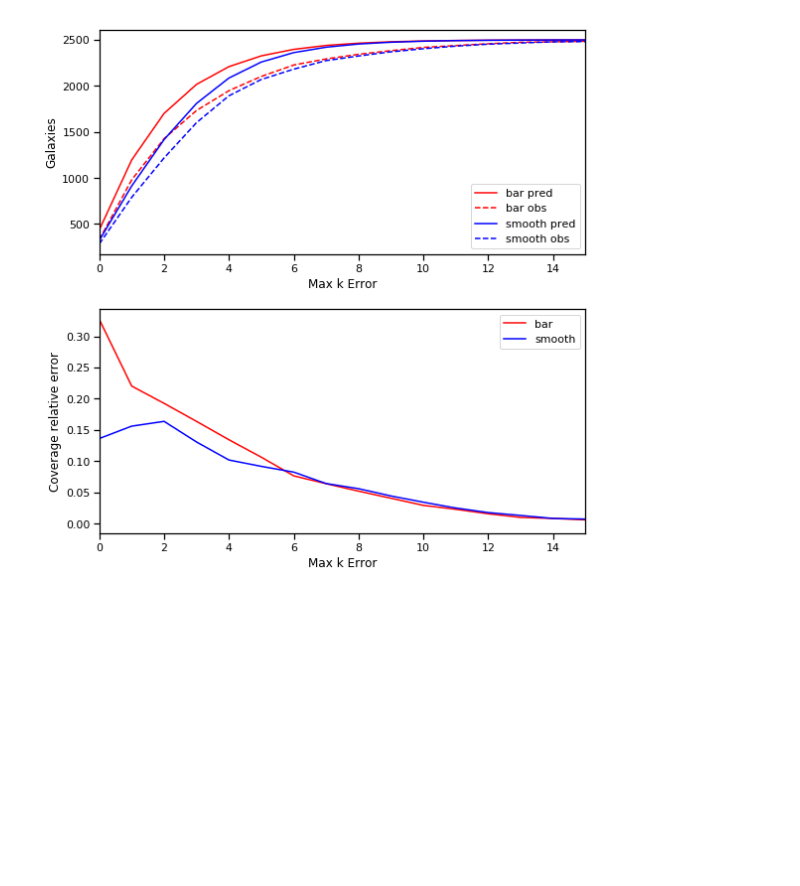
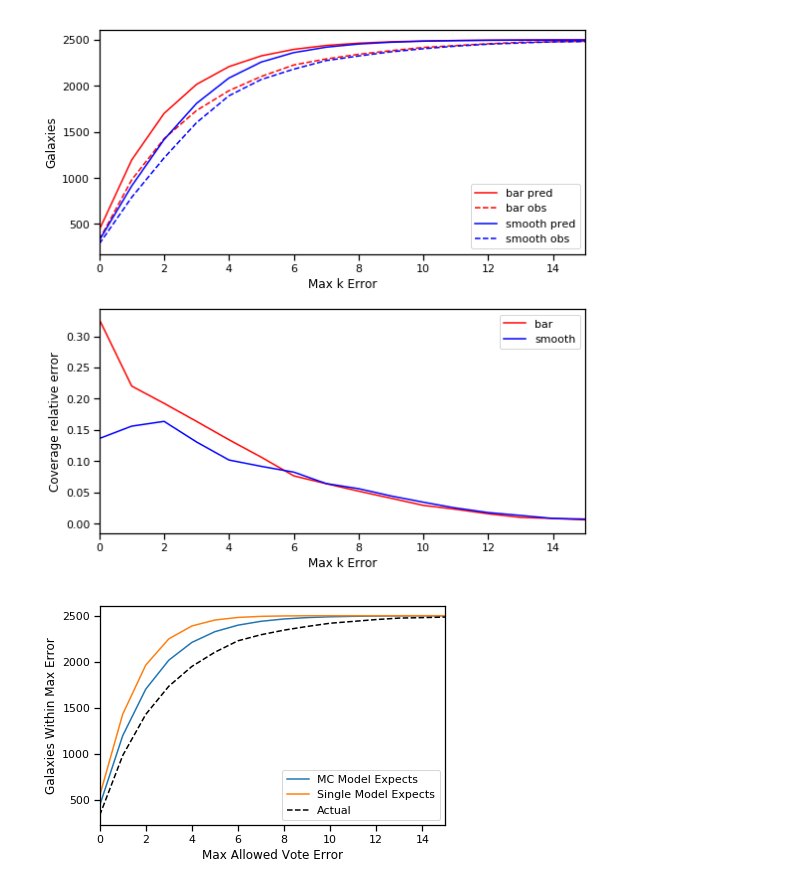
Before and after one commit to colinleach/zoobot, a Jupyter notebook: notebooks/calibration_overlay.ipynb, the cells around one changed output. Cells and saved outputs as stored; diff of their text form; code cells hidden in the pictures; blank space fills up the shorter version.

Commit message:
add coverage for bars with 15x

```diff
--- a/notebooks/calibration_overlay.ipynb
+++ b/notebooks/calibration_overlay.ipynb
@@ -80,0 +89,26 @@ fig.tight_layout()
+# %%
+fig, ax = plt.subplots()
+
+# ax.plot(bars_df['max_state_error'], bars_df['prediction'], 'r', label='bar pred')
+# ax.plot(bars_df['max_state_error'], bars_df['observed'], 'r--', label='bar obs')
+# ax.plot(bars_single_df['max_state_error'], bars_single_df['prediction'], label='bar single_obs')
+
+
+plt.plot(bars_df['max_state_error'], bars_df['prediction'], label='MC Model Expects')
+plt.plot(bars_single_df['max_state_error'], bars_single_df['prediction'], label='Single Model Expects')
+plt.plot(bars_single_df['max_state_error'], bars_df['observed'], 'k--', label='Actual')
+
+ax.set_xlabel('Max Allowed Vote Error')
+ax.set_ylabel('Galaxies Within Max Error')
+ax.legend()
+ax.xaxis.set_major_formatter(StrMethodFormatter('{x:.0f}'))  # must expect 'x' kw arg
+
+ax.set_xlim([0, 15])
+fig.tight_layout()
+
+model_name = 'bars-full'
+save_dir = '../analysis/uncertainty/al-binomial/{}'.format(model_name)
+fig.savefig(os.path.join(save_dir, 'coverage_comparison_200_samples.png'))
+fig.savefig(os.path.join(save_dir, 'coverage_comparison_200_samples.pdf'))
+# %% [output]
+[figure, added]
```
Also changed, not shown: parts of 5 cells of this notebook, 2 other files.
